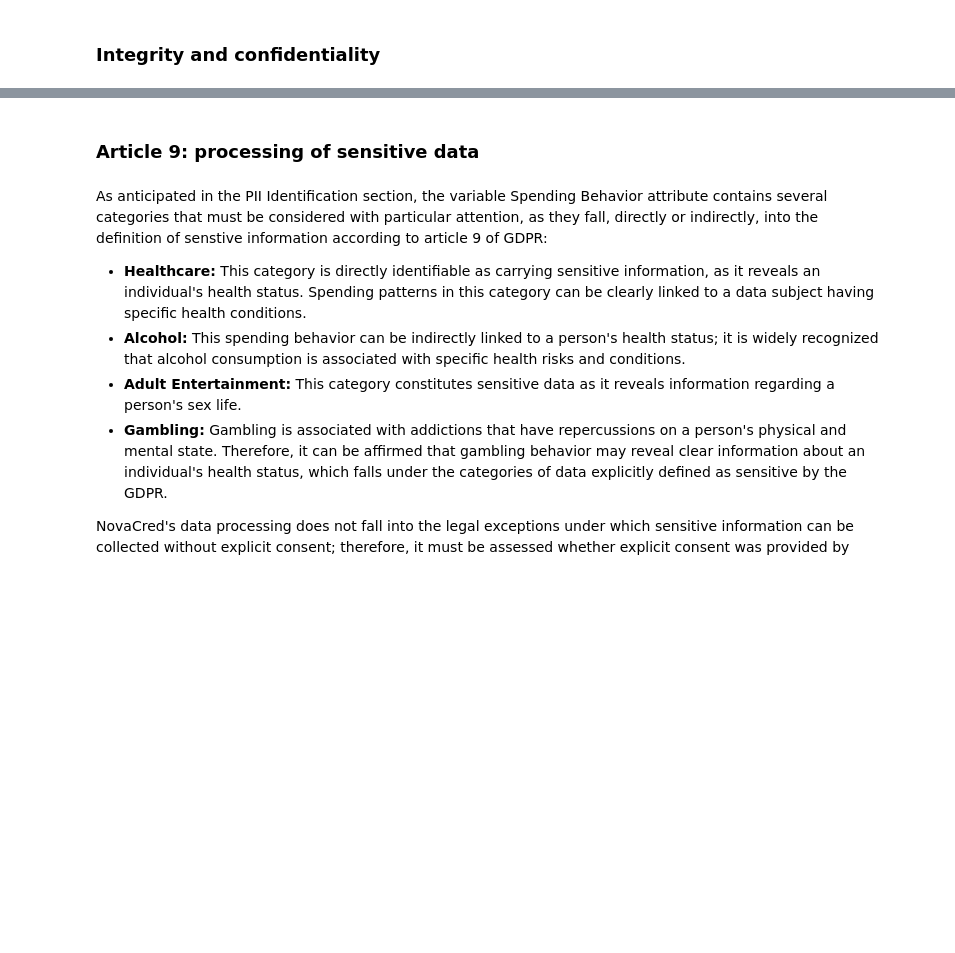
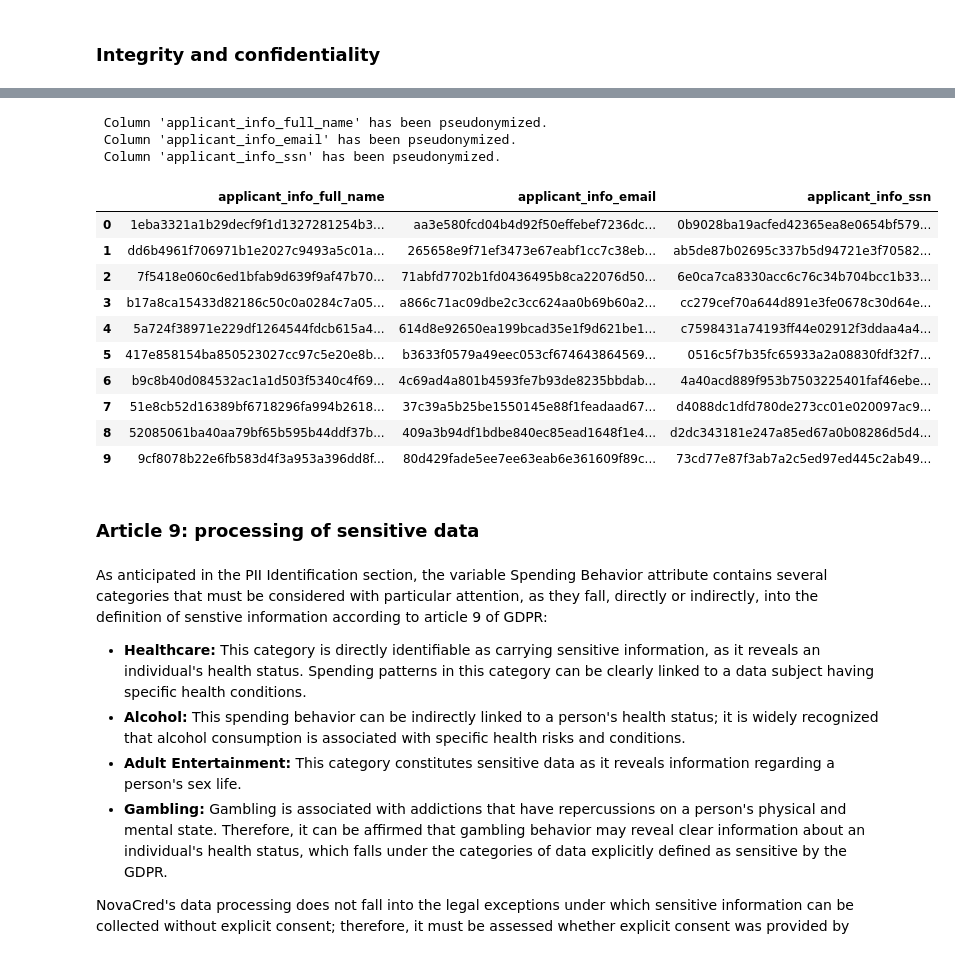
Before and after one commit to maxhaus31/dego-project-team7, a Jupyter notebook: 03-privacy-demo.ipynb, the cells around one changed output, grey strips where cells are left out. Saved outputs shown, nothing was run; the diff lists cells and outputs as text; code cells hidden in the pictures; blank space fills up the shorter version.

```diff
--- a/03-privacy-demo.ipynb
+++ b/03-privacy-demo.ipynb
@@ -240,3 +293,49 @@ To reinsure complaince with the european normatives, the following protective me
+# %%
+# 1. Define a secret salt (keep this separate and secure in a real scenario)
+# A random alphanumeric string
+SECRET_SALT = "x7Km9pQr"
+
+def pseudonymize_value(value, salt=SECRET_SALT):
+    """
+    Hashes a string value using SHA-256 with an added salt.
+    Ensures brute-force reversal is infeasible.
+    """
+    if pd.isna(value):
+        return None
+
+    # Step 1 & 3: Add salt + input, encode to bytes, and hash
+    combined_string = salt + str(value).strip().lower()
+    hashed_obj = hashlib.sha256(combined_string.encode())
+
+    # Step 1: Return the hexadecimal representation
+    return hashed_obj.hexdigest()
+
+# 2. Applying the pseudonymization to the PII columns
+# This protects Name, Email, and SSN while maintaining record linkability
+pii_columns = ['applicant_info_full_name', 'applicant_info_email', 'applicant_info_ssn']
+
+for col in pii_columns:
+    if col in merged_df.columns:
+        merged_df[col] = merged_df[col].apply(pseudonymize_value)
+        print(f" Column '{col}' has been pseudonymized.")
+
+# 3. Quick verification (displaying first rows of pseudonymized data)
+merged_df[['applicant_info_full_name', 'applicant_info_email', 'applicant_info_ssn']].head(10)
+# %% [output]
+ Column 'applicant_info_full_name' has been pseudonymized.
+ Column 'applicant_info_email' has been pseudonymized.
+ Column 'applicant_info_ssn' has been pseudonymized.
+|  | applicant_info_full_name | applicant_info_email | applicant_info_ssn |
+| 0 | 1eba3321a1b29decf9f1d1327281254b3... | aa3e580fcd04b4d92f50effebef7236dc... | 0b9028ba19acfed42365ea8e0654bf579... |
+| 1 | dd6b4961f706971b1e2027c9493a5c01a... | 265658e9f71ef3473e67eabf1cc7c38eb... | ab5de87b02695c337b5d94721e3f70582... |
+| 2 | 7f5418e060c6ed1bfab9d639f9af47b70... | 71abfd7702b1fd0436495b8ca22076d50... | 6e0ca7ca8330acc6c76c34b704bcc1b33... |
+| 3 | b17a8ca15433d82186c50c0a0284c7a05... | a866c71ac09dbe2c3cc624aa0b69b60a2... | cc279cef70a644d891e3fe0678c30d64e... |
+| 4 | 5a724f38971e229df1264544fdcb615a4... | 614d8e92650ea199bcad35e1f9d621be1... | c7598431a74193ff44e02912f3ddaa4a4... |
+| 5 | 417e858154ba850523027cc97c5e20e8b... | b3633f0579a49eec053cf674643864569... | 0516c5f7b35fc65933a2a08830fdf32f7... |
+| 6 | b9c8b40d084532ac1a1d503f5340c4f69... | 4c69ad4a801b4593fe7b93de8235bbdab... | 4a40acd889f953b7503225401faf46ebe... |
+| 7 | 51e8cb52d16389bf6718296fa994b2618... | 37c39a5b25be1550145e88f1feadaad67... | d4088dc1dfd780de273cc01e020097ac9... |
+| 8 | 52085061ba40aa79bf65b595b44ddf37b... | 409a3b94df1bdbe840ec85ead1648f1e4... | d2dc343181e247a85ed67a0b08286d5d4... |
+| 9 | 9cf8078b22e6fb583d4f3a953a396dd8f... | 80d429fade5ee7ee63eab6e361609f89c... | 73cd77e87f3ab7a2c5ed97ed445c2ab49... |
 # %% [markdown]
 ### Article 9: processing of sensitive data
 # %% [markdown]
```
Also changed, not shown: parts of 26 cells of this notebook.
